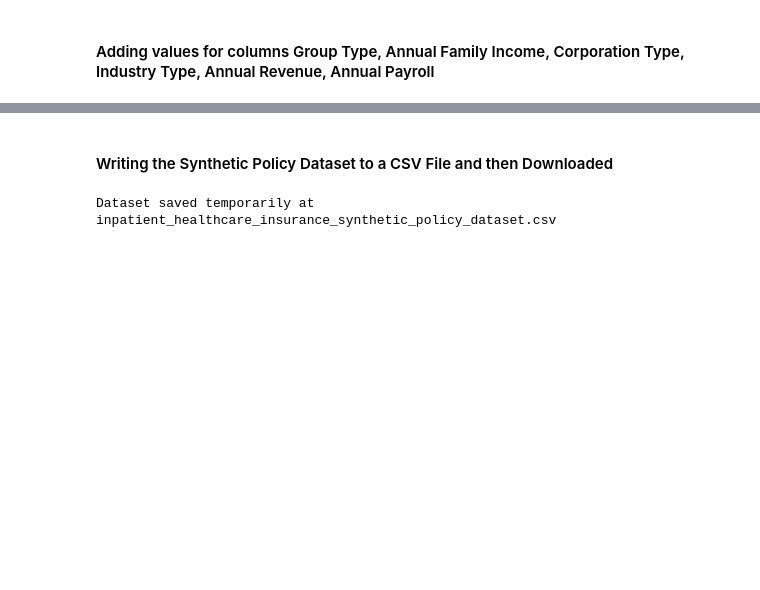
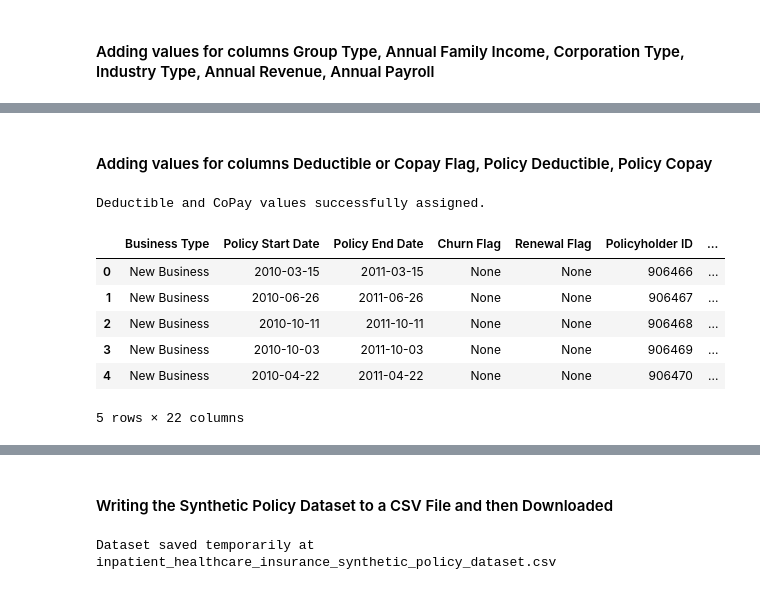
Before and after one commit to nikhitarao/nikhitarao_projects, a Jupyter notebook: Inpatient_Healthcare_Medical_Procedure_Synthetic_Data_Generation_Policy_Dataset.ipynb, the cells around one changed output, grey strips where cells are left out. Drawn from its saved outputs; the diff is of its cells as text; code cells hidden in the pictures; blank space fills up the shorter version.

```diff
--- a/Inpatient_Healthcare_Medical_Procedure_Synthetic_Data_Generation_Policy_Dataset.ipynb
+++ b/Inpatient_Healthcare_Medical_Procedure_Synthetic_Data_Generation_Policy_Dataset.ipynb
@@ -597,0 +646,80 @@ dataset.shape
+# %% [markdown]
+#### Adding values for columns Deductible or Copay Flag, Policy Deductible, Policy Copay
+# %%
+# Define minimum deductible thresholds by policy type
+minimum_deductibles = {
+    "I": 1000,  # Individual Plans
+    "F": 2500,  # Family Plans
+    "HD": 4000,  # High Deductible Plans
+    "G": 500,  # Group Plans
+    "M": 250,  # Medicare Plans
+    "MA": 250,  # Medicare Advantage Plans
+    "MCP-HMO": 500,  # Managed Care HMO
+    "MCP-PPO": 500,  # Managed Care PPO
+    "SNP": 0,  # Special Needs Plans
+    "SHI": 500,  # Short-Term Plans
+    "CHI": 1000,  # Catastrophic Plans
+    "DVI": 250,  # Dental and Vision
+}
+
+# Define standardized copay percentages by policy type
+standardized_copays = {
+    "I": None,  # No copay for Individual Plans
+    "F": None,  # No copay for Family Plans
+    "HD": None,  # No copay for High Deductible Plans
+    "G": 15,  # 15% copay for Group Plans
+    "M": 10,  # 10% copay for Medicare Plans
+    "MA": 10,  # 10% copay for Medicare Advantage Plans
+    "MCP-HMO": 5,  # 5% copay for HMO
+    "MCP-PPO": 5,  # 5% copay for PPO
+    "SNP": 5,  # 5% copay for Special Needs Plans
+    "SHI": 20,  # 20% copay for Short-Term Plans
+    "CHI": 15,  # 15% copay for Catastrophic Plans
+    "DVI": 20,  # 20% copay for Dental and Vision
+}
+
+# Assign Deductible or CoPay Flag
+for policy in dataset["Policy Type"].unique():
+    mask = dataset["Policy Type"] == policy
+
+    if policy in minimum_deductibles and minimum_deductibles[policy] > 0:
+        dataset.loc[mask, "Deductible or CoPay Flag"] = "Deductible"
+        dataset.loc[mask, "Deductible Amount"] = minimum_deductibles[policy]
+        dataset.loc[mask, "CoPay Percentage"] = None
+    elif policy in standardized_copays and standardized_copays[policy] is not None:
+        dataset.loc[mask, "Deductible or CoPay Flag"] = "Copay"
+        dataset.loc[mask, "CoPay Percentage"] = standardized_copays[policy]
+        dataset.loc[mask, "Deductible Amount"] = None
+
+# Apply location-based adjustments to Deductible
+location_types = dataset["Location Type"]
+dataset.loc[(location_types == "Urban") & (dataset["Deductible Amount"].notna()), "Deductible Amount"] *= 1.1
+dataset.loc[(location_types == "Suburban") & (dataset["Deductible Amount"].notna()), "Deductible Amount"] *= 1.05
+
+# Adjust Deductible and Copay for renewals
+renewal_as_is_mask = dataset["Renewal Flag"] == "Renewed As-Is"
+renewal_upsell_mask = dataset["Renewal Flag"] == "Renewed with Upsell"
+
+# Adjust Deductibles
+dataset.loc[renewal_as_is_mask & (dataset["Deductible or CoPay Flag"] == "Deductible"), "Deductible Amount"] *= np.random.uniform(0.97, 0.99, size=renewal_as_is_mask.sum())
+dataset.loc[renewal_upsell_mask & (dataset["Deductible or CoPay Flag"] == "Deductible"), "Deductible Amount"] *= np.random.uniform(0.90, 0.95, size=renewal_upsell_mask.sum())
+
+# Adjust Copays
+dataset.loc[renewal_upsell_mask & (dataset["Deductible or CoPay Flag"] == "Copay"), "CoPay Percentage"] *= np.random.uniform(0.90, 0.95, size=renewal_upsell_mask.sum())
+
+# Format the Deductible Amount and CoPay Percentage columns
+dataset["Deductible Amount"] = dataset["Deductible Amount"].fillna(0).astype(int)
+dataset["CoPay Percentage"] = dataset["CoPay Percentage"].fillna(0).astype(float).round(1)
+
+print("Deductible and CoPay values successfully assigned.")
+
+dataset.head()
+# %% [output]
+Deductible and CoPay values successfully assigned.
+|  | Business Type | Policy Start Date | Policy End Date | Churn Flag | Renewal Flag | Policyholder ID | ... |
+| 0 | New Business | 2010-03-15 | 2011-03-15 | None | None | 906466 | ... |
+| 1 | New Business | 2010-06-26 | 2011-06-26 | None | None | 906467 | ... |
+| 2 | New Business | 2010-10-11 | 2011-10-11 | None | None | 906468 | ... |
+| 3 | New Business | 2010-10-03 | 2011-10-03 | None | None | 906469 | ... |
+| 4 | New Business | 2010-04-22 | 2011-04-22 | None | None | 906470 | ... |
+5 rows × 22 columns
```
Also changed, not shown: parts of 15 cells of this notebook.
